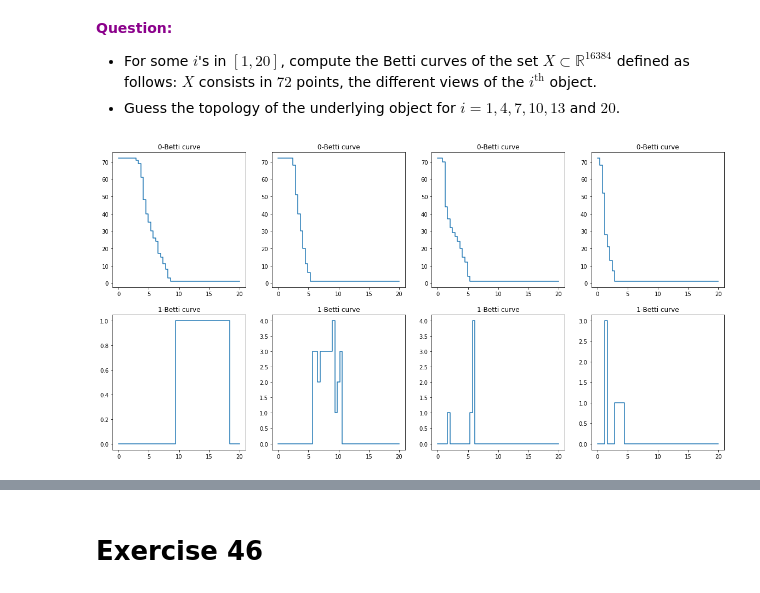
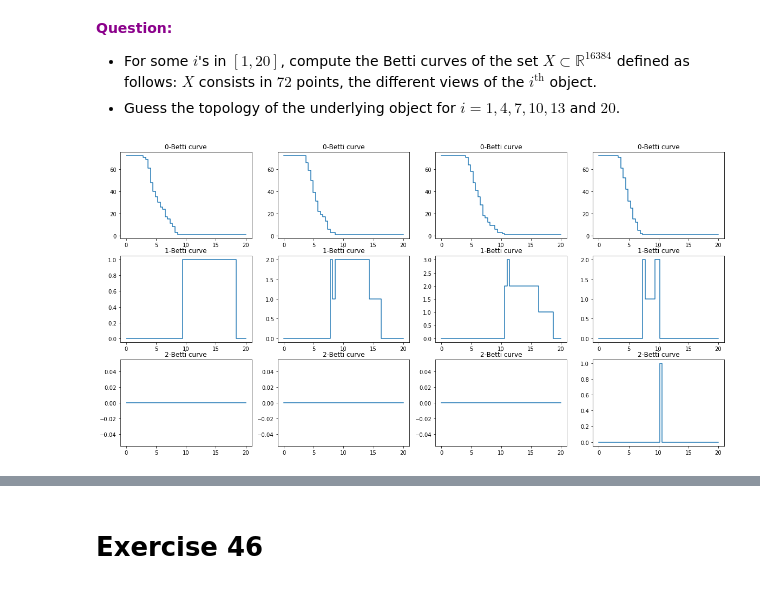
Before and after one commit to lucasmoschen/topological-data-analysis, a Jupyter notebook: tutorials/tutorial-2.ipynb, the cells around one changed output, grey strips where cells are left out. Drawn from its saved outputs; the diff is of its cells as text; code cells hidden in the pictures.

```diff
--- a/tutorials/tutorial-2.ipynb
+++ b/tutorials/tutorial-2.ipynb
@@ -508,24 +506,25 @@ plt.axis('off'); plt.show()
 - For some $i$'s in $[1,20]$, compute the Betti curves of the set $X \subset \mathbb{R}^{16384}$ defined as follows: $X$ consists in $72$ points, the different views of the $i^\text{th}$ object.
 - Guess the topology of the underlying object for $i=1,4, 7,10, 13$ and $20$.
 # %%
-fig, ax = plt.subplots(2,4,figsize = (20,10))
+fig, ax = plt.subplots(3,4,figsize = (20,10))
 
-chosen_pics = [4,8,12,16]
+chosen_pics = [4,10,13,20]
 
 for index in range(4):
 
     X = OpenDatasetEx45(chosen_pics[index])
     I = np.linspace(0,20,50)
     Betti_curves = GetBettiCurvesFromPointCloud(X, I)
 
     ax[0][index].step(I, Betti_curves[0])
-    #plt.ylim(0, max(Betti_curves[index])+1)
     ax[0][index].set_title('0-Betti curve')
 
     ax[1][index].step(I, Betti_curves[1])
-    #plt.ylim(0, max(Betti_curves[index])+1)
     ax[1][index].set_title('1-Betti curve')
 
+    ax[2][index].step(I, Betti_curves[2])
+    ax[2][index].set_title('2-Betti curve')
+
 plt.show()
 # %% [output]
-[figure, old version]
+[figure, new version]
```
Also changed, not shown: parts of 20 cells of this notebook, 1 other file.
